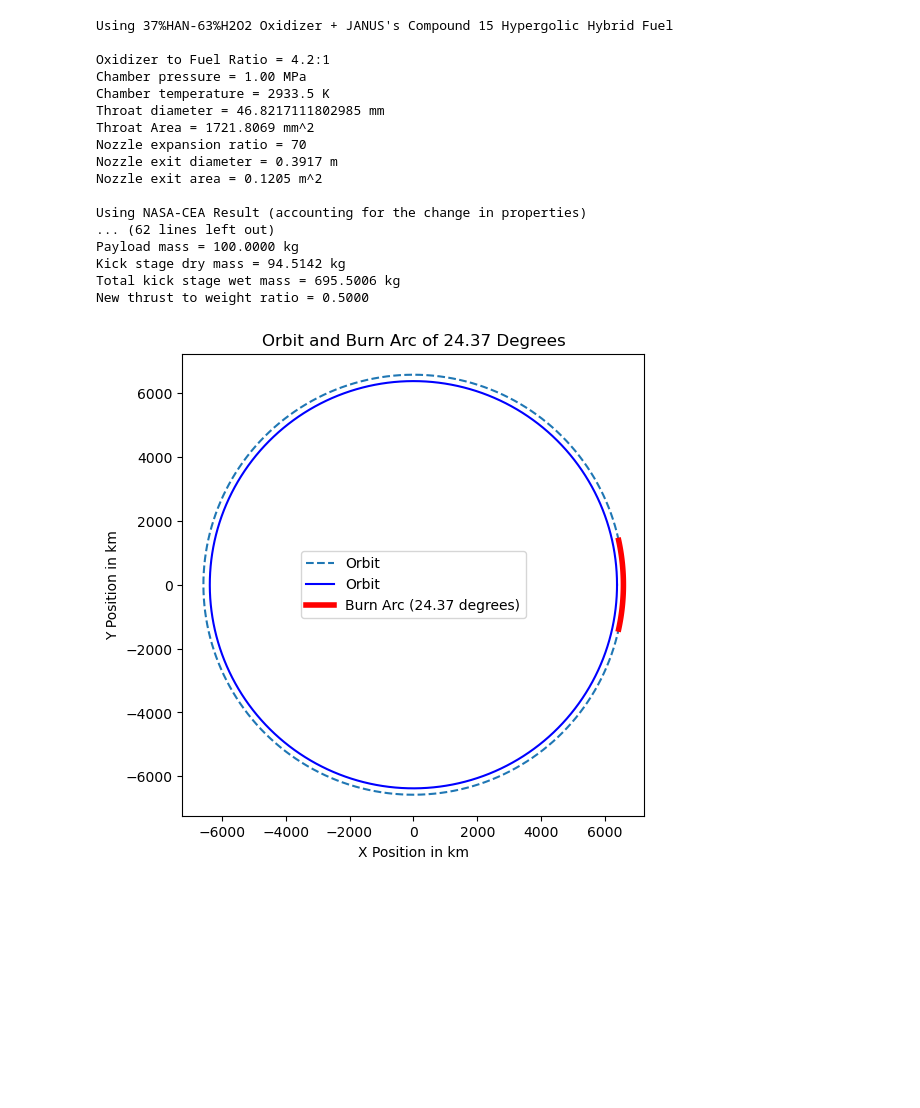
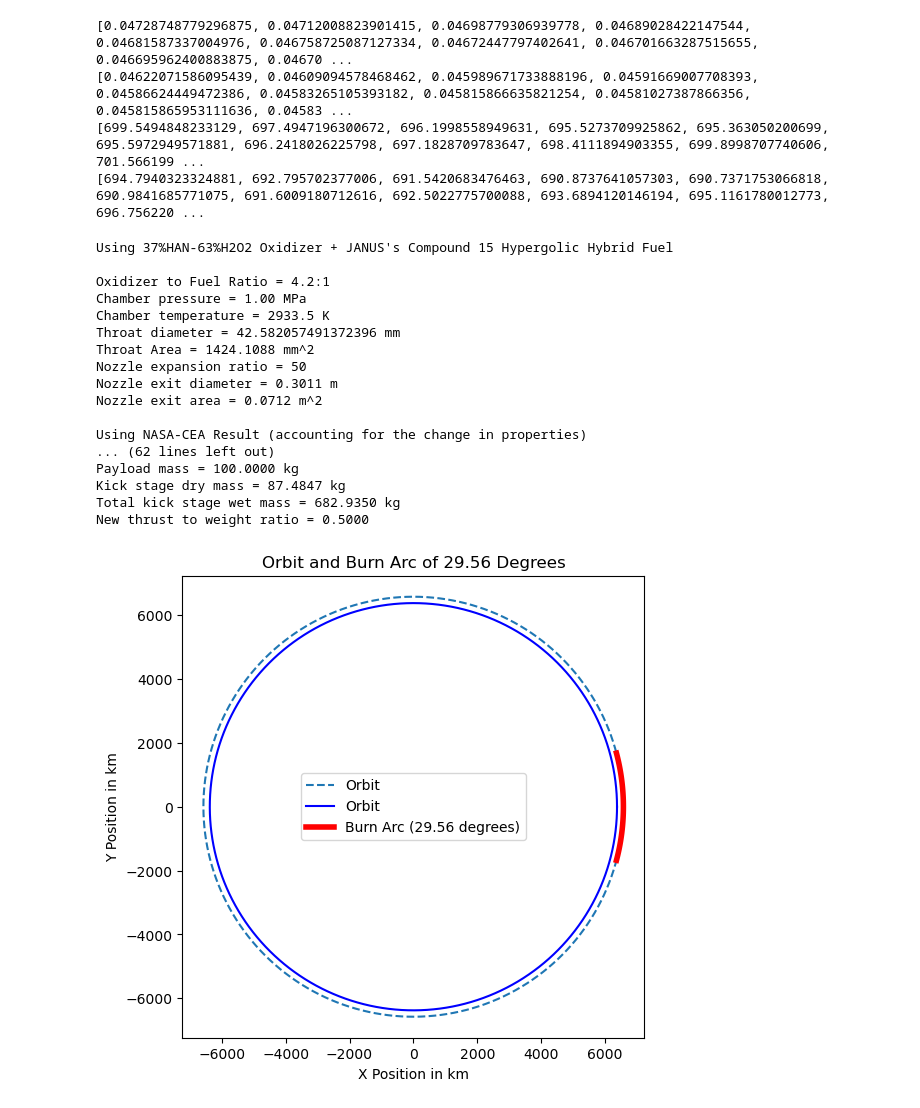
Before and after one commit to krainrpmt/Senior-Project-Electric-Turbopump, a Jupyter notebook: Pump Specification Calculator.ipynb, the cells around one changed output. Cells and saved outputs as stored; diff of their text form; code cells hidden in the pictures; blank space fills up the shorter version.

```diff
--- a/Pump Specification Calculator.ipynb
+++ b/Pump Specification Calculator.ipynb
@@ -700,21 +692,30 @@ print(Rocket_Performance_Library)
 # %%
-result = rocket_performance(Name = "37%HAN-63%H2O2 Oxidizer + JANUS's Compound 15 Hypergolic Hybrid Fuel", Pc=10e5, dt=0.0468217111802985, Tc=2933.5, gamma_comb=1.1225, gamma_exit=1.2249, R_comb=359.4664851, R_exit=345.1988624, OF=4.2, Pa=0, g0=9.807, mass_dry=94.5141717588943+100, nozzle_expansion_ratio=70, density_ox=1573.2, density_fuel=1522, h1=200e3, h2=35786e3, L_star=10, a=9.39216799e-05, n=0.5, iter_num=1000, CEA_res = set_of_cea_results['10 Bar'][70], insul_percentage=1.0, casing_percentage=1.0, disp=True)
+print(Rocket_Performance_Library['10 Bar']['dt'])
+print(Rocket_Performance_Library['20 Bar']['dt'])
+print(Rocket_Performance_Library['10 Bar']['wet_mass'])
+print(Rocket_Performance_Library['20 Bar']['wet_mass'])
+
+result = rocket_performance(Name = "37%HAN-63%H2O2 Oxidizer + JANUS's Compound 15 Hypergolic Hybrid Fuel", Pc=10e5, dt=Rocket_Performance_Library['60 Bar']['dt'][0], Tc=2933.5, gamma_comb=1.1225, gamma_exit=1.2249, R_comb=359.4664851, R_exit=345.1988624, OF=4.2, Pa=0, g0=9.807, mass_dry=Rocket_Performance_Library['60 Bar']['kickstage_dry_mass'][0]+100, nozzle_expansion_ratio=50, density_ox=1573.2, density_fuel=1522, h1=200e3, h2=35786e3, L_star=10, a=9.39216799e-05, n=0.5, iter_num=1000, CEA_res = set_of_cea_results['60 Bar'][50], insul_percentage=1.0, casing_percentage=1.0, disp=True)
 # %% [output]
-Using 37%HAN-63%H2O2 Oxidizer + JANUS's Compound 15 Hypergolic Hybrid Fuel
-
-Oxidizer to Fuel Ratio = 4.2:1
-Chamber pressure = 1.00 MPa
-Chamber temperature = 2933.5 K
-Throat diameter = 46.8217111802985 mm
-Throat Area = 1721.8069 mm^2
-Nozzle expansion ratio = 70
-Nozzle exit diameter = 0.3917 m
-Nozzle exit area = 0.1205 m^2
-
-Using NASA-CEA Result (accounting for the change in properties)
-... (62 lines left out)
-Payload mass = 100.0000 kg
-Kick stage dry mass = 94.5142 kg
-Total kick stage wet mass = 695.5006 kg
-New thrust to weight ratio = 0.5000
+[0.04728748779296875, 0.04712008823901415, 0.04698779306939778, 0.04689028422147544, 0.04681587337004976, 0.046758725087127334, 0.04672447797402641, 0.046701663287515655, 0.046695962400883875, 0.04670 ...
+[0.04622071586095439, 0.04609094578468462, 0.045989671733888196, 0.04591669007708393, 0.04586624449472386, 0.04583265105393182, 0.045815866635821254, 0.04581027387866356, 0.045815865953111636, 0.04583 ...
+[699.5494848233129, 697.4947196300672, 696.1998558949631, 695.5273709925862, 695.363050200699, 695.5972949571881, 696.2418026225798, 697.1828709783647, 698.4111894903355, 699.8998707740606, 701.566199 ...
+[694.7940323324881, 692.795702377006, 691.5420683476463, 690.8737641057303, 690.7371753066818, 690.9841685771075, 691.6009180712616, 692.5022775700088, 693.6894120146194, 695.1161780012773, 696.756220 ...
+Using 37%HAN-63%H2O2 Oxidizer + JANUS's Compound 15 Hypergolic Hybrid Fuel
+
+Oxidizer to Fuel Ratio = 4.2:1
+Chamber pressure = 1.00 MPa
+Chamber temperature = 2933.5 K
+Throat diameter = 42.582057491372396 mm
+Throat Area = 1424.1088 mm^2
+Nozzle expansion ratio = 50
+Nozzle exit diameter = 0.3011 m
+Nozzle exit area = 0.0712 m^2
+
+Using NASA-CEA Result (accounting for the change in properties)
+... (62 lines left out)
+Payload mass = 100.0000 kg
+Kick stage dry mass = 87.4847 kg
+Total kick stage wet mass = 682.9350 kg
+New thrust to weight ratio = 0.5000
-[figure, old version]
+[figure, new version]
```
Also changed, not shown: parts of 2 cells of this notebook, 2 other files.
